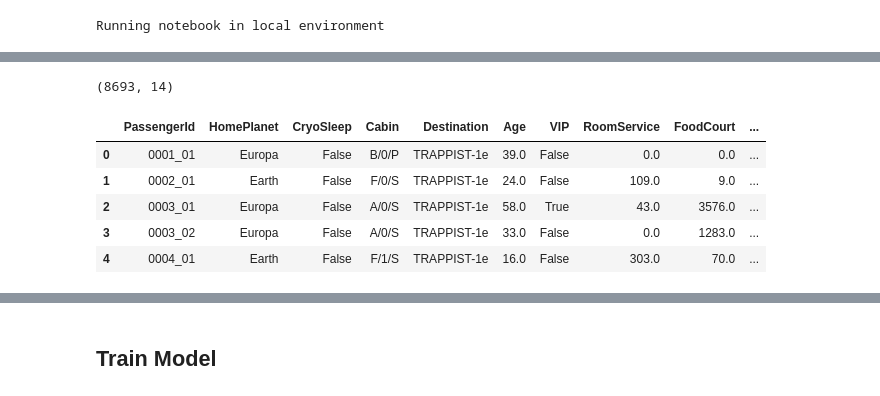
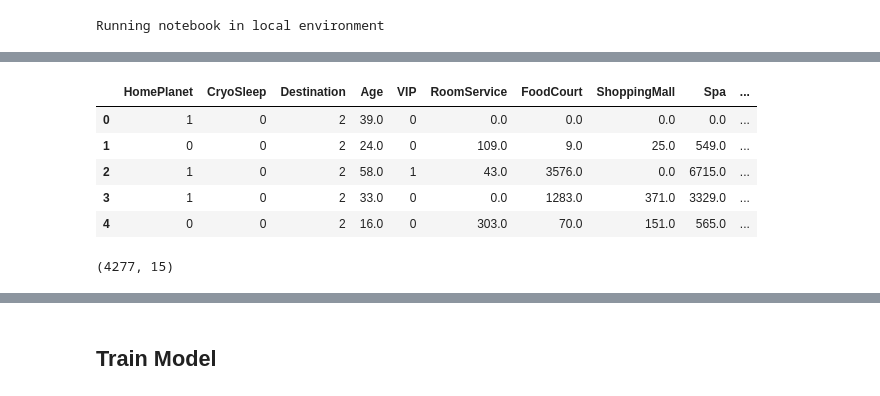
Before and after one commit to RonMallory/notebooks, a Jupyter notebook: kaggle/space-ship-titanic/space-ship-titanic.ipynb, the cells around one changed output, grey strips where cells are left out. Cells and saved outputs as stored; diff of their text form; code cells hidden in the pictures.

```diff
--- a/kaggle/space-ship-titanic/space-ship-titanic.ipynb
+++ b/kaggle/space-ship-titanic/space-ship-titanic.ipynb
@@ -23,0 +165,15 @@ import os
+# %%
+def train_autoencoder(df_no_missing_scaled: DataFrame) -> Model:
+    input_layer = Input(shape=(df_no_missing_scaled.shape[1],))
+    encoder = Dense(128, activation="relu")(input_layer)
+    encoder = Dense(64, activation="relu")(encoder)
+    latent_space = Dense(32, activation="relu")(encoder)
+    decoder = Dense(64, activation="relu")(latent_space)
+    decoder = Dense(128, activation="relu")(decoder)
+    output_layer = Dense(df_no_missing_scaled.shape[1], activation="linear")(decoder)
+    autoencoder = Model(inputs=input_layer, outputs=output_layer)
+    autoencoder.compile(optimizer="adam", loss="mean_squared_error")
+    autoencoder.fit(
+        df_no_missing_scaled, df_no_missing_scaled, epochs=50, batch_size=128, verbose=0
+    )
+    return autoencoder
@@ -23,0 +182,22 @@ import os
+# %%
+def impute_missing_values(
+    df_with_missing: DataFrame, autoencoder: Model, scaler: StandardScaler
+) -> DataFrame:
+    # Scale the feature set with missing values
+    df_with_missing_scaled = scaler.transform(df_with_missing.fillna(0))
+
+    # Use the autoencoder to predict the missing values
+    imputed_values_scaled = autoencoder.predict(df_with_missing_scaled)
+
+    # Inverse transform to get the original feature values
+    imputed_values = scaler.inverse_transform(imputed_values_scaled)
+
+    # Replace the missing values in the original DataFrame
+    df_imputed = df_with_missing.copy()
+    is_null = df_with_missing.isna()
+    for i in range(df_with_missing.shape[0]):
+        for j in range(df_with_missing.shape[1]):
+            if is_null.iloc[i, j]:
+                df_imputed.iloc[i, j] = imputed_values[i, j]
+
+    return df_imputed
@@ -47,0 +540,4 @@ Running notebook in local environment
+# %%
+# Step 1: Preprocess the data to fill missing values
+train_processed, train_label_encoder = preprocess(train)
+test_processed, test_label_encoder = preprocess(test)
@@ -48,13 +547,13 @@ Running notebook in local environment
+# %%
+train_processed.head()
+# %% [output]
+|  | HomePlanet | CryoSleep | Destination | Age | VIP | RoomService | FoodCourt | ShoppingMall | Spa | ... |
+| 0 | 1 | 0 | 2 | 39.0 | 0 | 0.0 | 0.0 | 0.0 | 0.0 | ... |
+| 1 | 0 | 0 | 2 | 24.0 | 0 | 109.0 | 9.0 | 25.0 | 549.0 | ... |
+| 2 | 1 | 0 | 2 | 58.0 | 1 | 43.0 | 3576.0 | 0.0 | 6715.0 | ... |
+| 3 | 1 | 0 | 2 | 33.0 | 0 | 0.0 | 1283.0 | 371.0 | 3329.0 | ... |
+| 4 | 0 | 0 | 2 | 16.0 | 0 | 303.0 | 70.0 | 151.0 | 565.0 | ... |
 # %%
-train.shape
+test_processed.shape
 # %% [output]
-(8693, 14)
+(4277, 15)
-# %%
-train.head()
-# %% [output]
-|  | PassengerId | HomePlanet | CryoSleep | Cabin | Destination | Age | VIP | RoomService | FoodCourt | ... |
-| 0 | 0001_01 | Europa | False | B/0/P | TRAPPIST-1e | 39.0 | False | 0.0 | 0.0 | ... |
-| 1 | 0002_01 | Earth | False | F/0/S | TRAPPIST-1e | 24.0 | False | 109.0 | 9.0 | ... |
-| 2 | 0003_01 | Europa | False | A/0/S | TRAPPIST-1e | 58.0 | True | 43.0 | 3576.0 | ... |
-| 3 | 0003_02 | Europa | False | A/0/S | TRAPPIST-1e | 33.0 | False | 0.0 | 1283.0 | ... |
-| 4 | 0004_01 | Earth | False | F/1/S | TRAPPIST-1e | 16.0 | False | 303.0 | 70.0 | ... |
```
Also changed, not shown: parts of 53 cells of this notebook, 3 other files.
